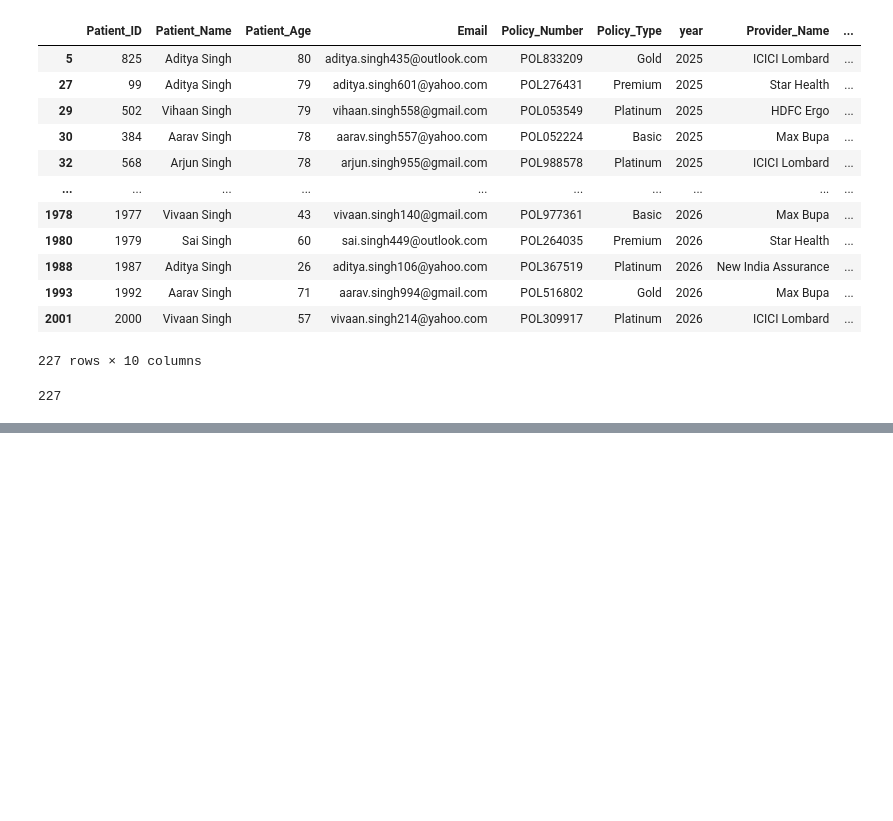
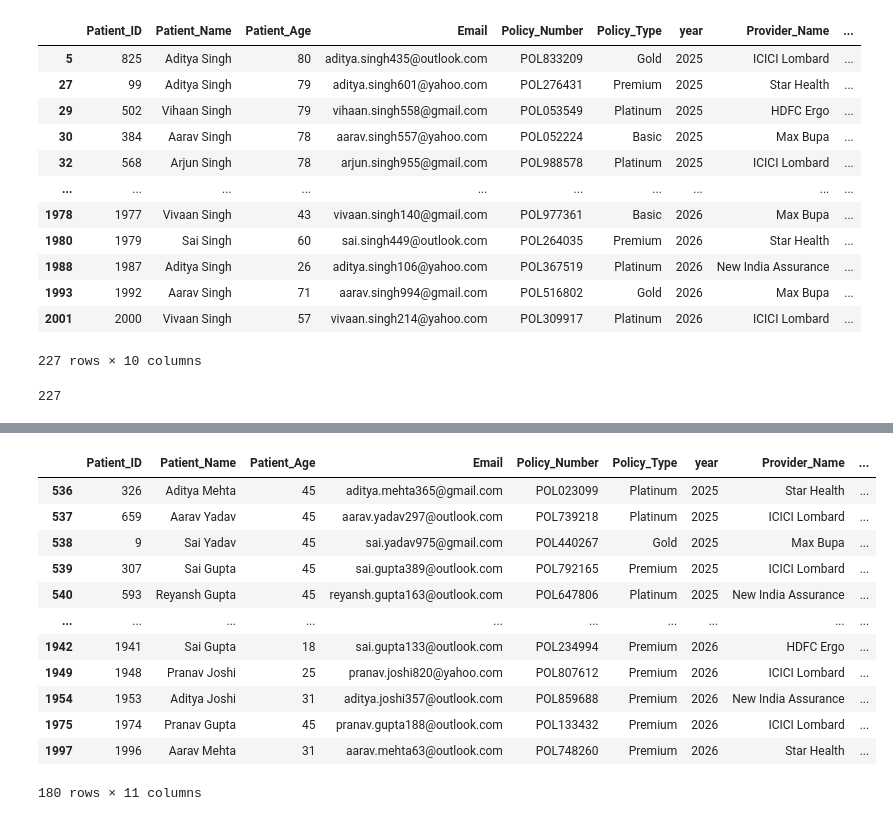
Before and after one commit to prashant0708/Python_for_all_YT_Playlist, a Jupyter notebook: 25.Pandas.ipynb, the cells around one changed output, grey strips where cells are left out. Saved outputs shown, nothing was run; the diff lists cells and outputs as text; code cells hidden in the pictures; blank space fills up the shorter version.

```diff
--- a/25.Pandas.ipynb
+++ b/25.Pandas.ipynb
@@ -1151,0 +1214,16 @@ patient_data[patient_data["Patient_Name"].str.endswith('Singh')]['Patient_ID'].c
+# %%
+patient_data[patient_data['Patient_Age'].isin([18,25,29,31,30,45])]
+# %% [output]
+|  | Patient_ID | Patient_Name | Patient_Age | Email | Policy_Number | Policy_Type | year | Provider_Name | ... |
+| 536 | 326 | Aditya Mehta | 45 | aditya.mehta365@gmail.com | POL023099 | Platinum | 2025 | Star Health | ... |
+| 537 | 659 | Aarav Yadav | 45 | aarav.yadav297@outlook.com | POL739218 | Platinum | 2025 | ICICI Lombard | ... |
+| 538 | 9 | Sai Yadav | 45 | sai.yadav975@gmail.com | POL440267 | Gold | 2025 | Max Bupa | ... |
+| 539 | 307 | Sai Gupta | 45 | sai.gupta389@outlook.com | POL792165 | Premium | 2025 | ICICI Lombard | ... |
+| 540 | 593 | Reyansh Gupta | 45 | reyansh.gupta163@outlook.com | POL647806 | Platinum | 2025 | New India Assurance | ... |
+| ... | ... | ... | ... | ... | ... | ... | ... | ... | ... |
+| 1942 | 1941 | Sai Gupta | 18 | sai.gupta133@outlook.com | POL234994 | Premium | 2026 | HDFC Ergo | ... |
+| 1949 | 1948 | Pranav Joshi | 25 | pranav.joshi820@yahoo.com | POL807612 | Premium | 2026 | ICICI Lombard | ... |
+| 1954 | 1953 | Aditya Joshi | 31 | aditya.joshi357@outlook.com | POL859688 | Premium | 2026 | New India Assurance | ... |
+| 1975 | 1974 | Pranav Gupta | 45 | pranav.gupta188@outlook.com | POL133432 | Premium | 2026 | ICICI Lombard | ... |
+| 1997 | 1996 | Aarav Mehta | 31 | aarav.mehta63@outlook.com | POL748260 | Premium | 2026 | Star Health | ... |
+180 rows × 11 columns
```
Also changed, not shown: parts of 105 cells of this notebook.
